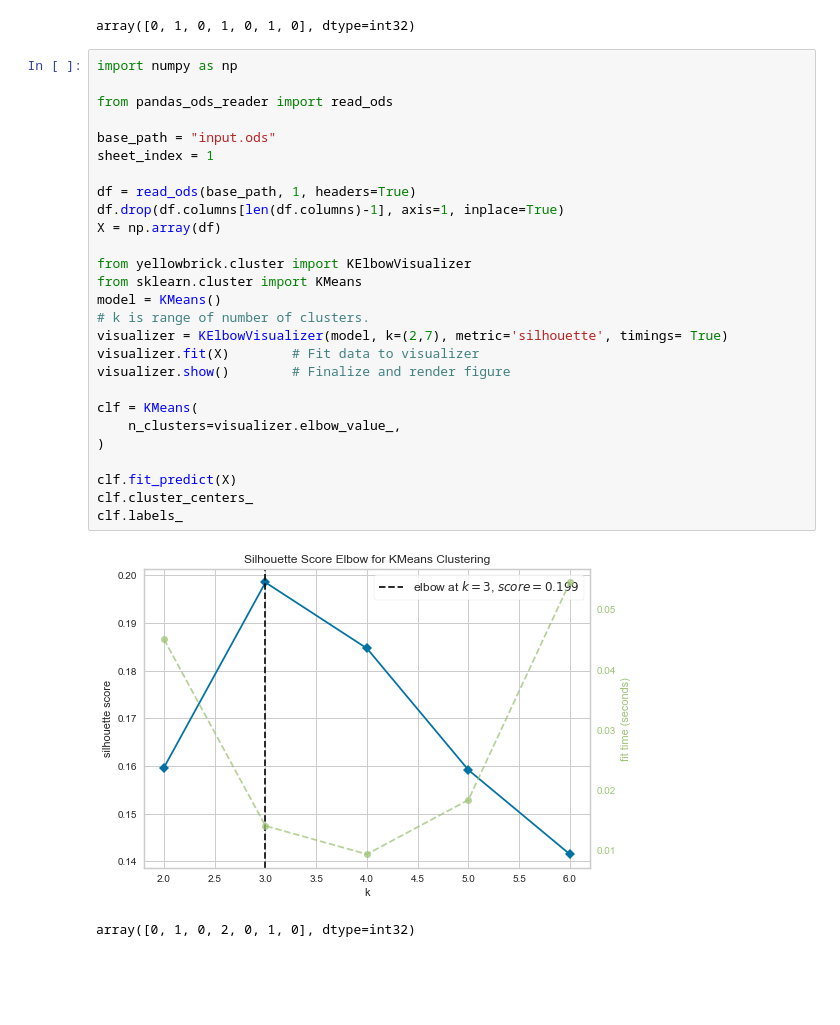
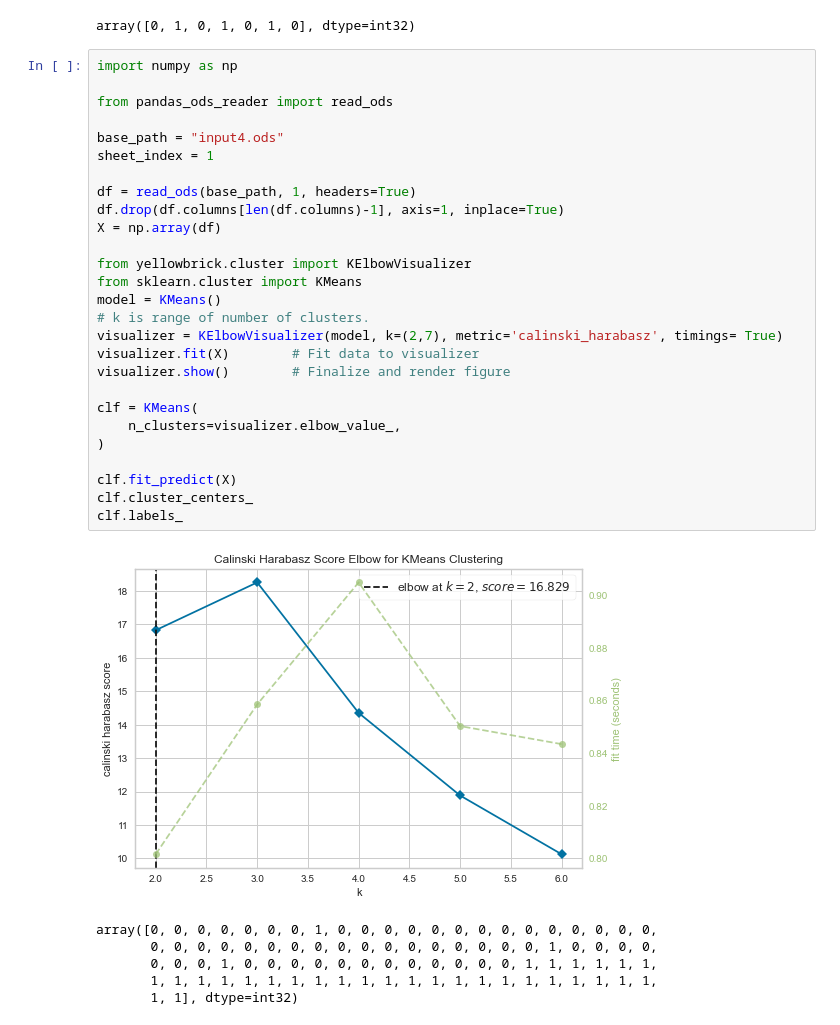
Before and after one commit to pulipulichen/HTML5-Sentence-Encoder, a Jupyter notebook: python/cluster-test.py.ipynb, the cells around one changed output. Saved outputs shown, nothing was run; the diff lists cells and outputs as text; blank space fills up the shorter version.

```diff
--- a/python/cluster-test.py.ipynb
+++ b/python/cluster-test.py.ipynb
@@ -400,30 +400,34 @@ array([0, 1, 0, 1, 0, 1, 0], dtype=int32)
 # %%
 import numpy as np
 
 from pandas_ods_reader import read_ods
 
-base_path = "input.ods"
+base_path = "input4.ods"
 sheet_index = 1
 
 df = read_ods(base_path, 1, headers=True)
 df.drop(df.columns[len(df.columns)-1], axis=1, inplace=True)
 X = np.array(df)
 
 from yellowbrick.cluster import KElbowVisualizer
 from sklearn.cluster import KMeans
 model = KMeans()
 # k is range of number of clusters.
-visualizer = KElbowVisualizer(model, k=(2,7), metric='silhouette', timings= True)
+visualizer = KElbowVisualizer(model, k=(2,7), metric='calinski_harabasz', timings= True)
 visualizer.fit(X)        # Fit data to visualizer
 visualizer.show()        # Finalize and render figure
 
 clf = KMeans(
     n_clusters=visualizer.elbow_value_,
 )
 
 clf.fit_predict(X)
 clf.cluster_centers_
 clf.labels_
 # %% [output]
-[figure, old version]
+[figure, new version]
-array([0, 1, 0, 2, 0, 1, 0], dtype=int32)
+array([0, 0, 0, 0, 0, 0, 0, 1, 0, 0, 0, 0, 0, 0, 0, 0, 0, 0, 0, 0, 0, 0,
+       0, 0, 0, 0, 0, 0, 0, 0, 0, 0, 0, 0, 0, 0, 0, 0, 0, 1, 0, 0, 0, 0,
+       0, 0, 0, 1, 0, 0, 0, 0, 0, 0, 0, 0, 0, 0, 0, 0, 1, 1, 1, 1, 1, 1,
+       1, 1, 1, 1, 1, 1, 1, 1, 1, 1, 1, 1, 1, 1, 1, 1, 1, 1, 1, 1, 1, 1,
+       1, 1], dtype=int32)
```
Also changed, not shown: 4 other files.
